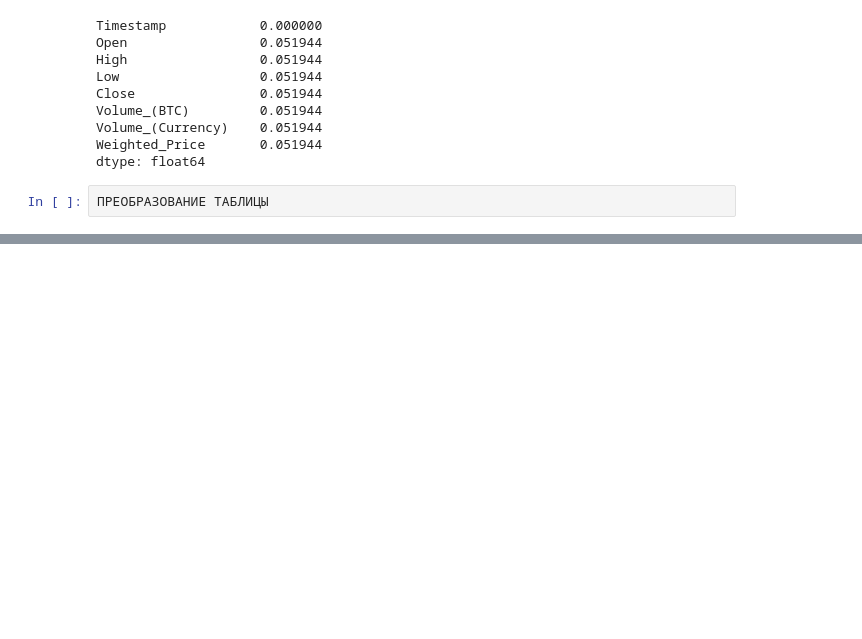
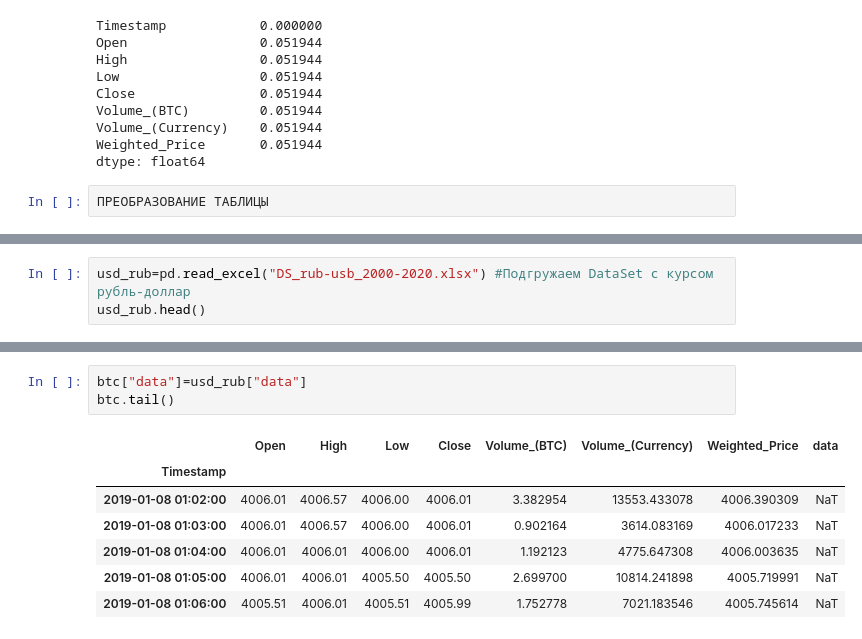
Before and after one commit to Telladium/bitcoin-analytics, a Jupyter notebook: 4. Main.ipynb, the cells around one changed output, grey strips where cells are left out. Saved outputs shown, nothing was run; the diff lists cells and outputs as text; blank space fills up the shorter version.

```diff
--- a/4. Main.ipynb
+++ b/4. Main.ipynb
@@ -101,0 +158,3 @@ btc.head()
+# %%
+usd_rub=pd.read_excel("DS_rub-usb_2000-2020.xlsx") #Подгружаем DataSet с курсом рубль-доллар
+usd_rub.head()
@@ -101,0 +196,11 @@ btc.head()
+# %%
+btc["data"]=usd_rub["data"]
+btc.tail()
+# %% [output]
+|  | Open | High | Low | Close | Volume_(BTC) | Volume_(Currency) | Weighted_Price | data |
+| Timestamp |  |  |  |  |  |  |  |  |
+| 2019-01-08 01:02:00 | 4006.01 | 4006.57 | 4006.00 | 4006.01 | 3.382954 | 13553.433078 | 4006.390309 | NaT |
+| 2019-01-08 01:03:00 | 4006.01 | 4006.57 | 4006.00 | 4006.01 | 0.902164 | 3614.083169 | 4006.017233 | NaT |
+| 2019-01-08 01:04:00 | 4006.01 | 4006.01 | 4006.00 | 4006.01 | 1.192123 | 4775.647308 | 4006.003635 | NaT |
+| 2019-01-08 01:05:00 | 4006.01 | 4006.01 | 4005.50 | 4005.50 | 2.699700 | 10814.241898 | 4005.719991 | NaT |
+| 2019-01-08 01:06:00 | 4005.51 | 4006.01 | 4005.51 | 4005.99 | 1.752778 | 7021.183546 | 4005.745614 | NaT |
```
Also changed, not shown: parts of 15 cells of this notebook, 1 other file.
